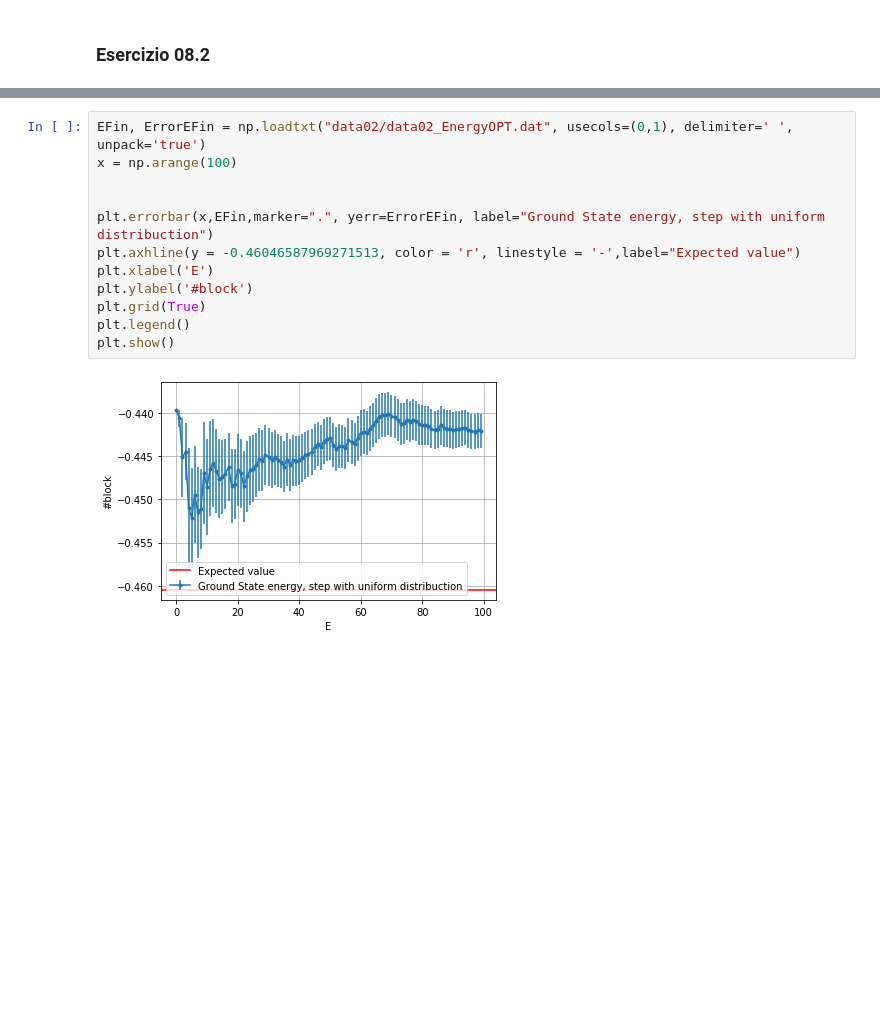
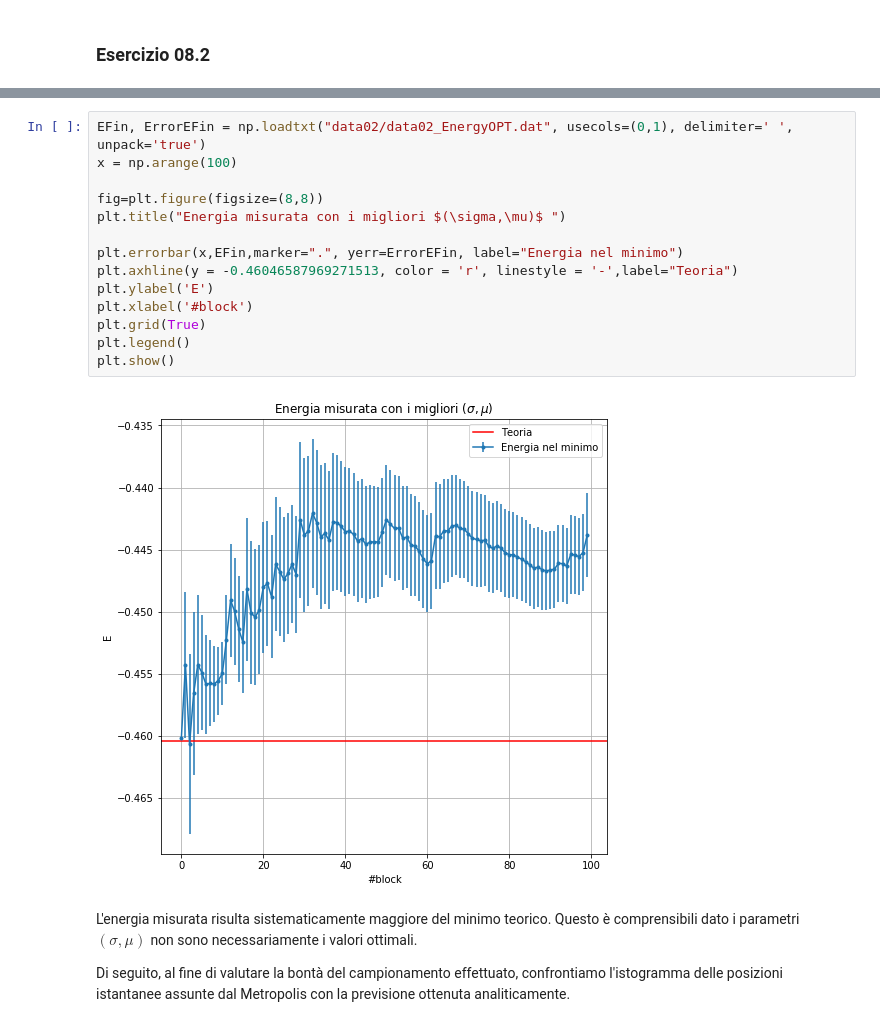
Before and after one commit to dariopullia/Numerical_Simulations_Lab, a Jupyter notebook: 08/Lezione8.ipynb, the cells around one changed output, grey strips where cells are left out. Saved outputs shown, nothing was run; the diff lists cells and outputs as text; blank space fills up the shorter version.

```diff
--- a/08/Lezione8.ipynb
+++ b/08/Lezione8.ipynb
@@ -113,15 +192,21 @@ plt.show()
 # %%
 EFin, ErrorEFin = np.loadtxt("data02/data02_EnergyOPT.dat", usecols=(0,1), delimiter=' ', unpack='true')
 x = np.arange(100)
 
+fig=plt.figure(figsize=(8,8))
+plt.title("Energia misurata con i migliori $(\sigma,\mu)$ ")
 
-plt.errorbar(x,EFin,marker=".", yerr=ErrorEFin, label="Ground State energy, step with uniform distribuction")
-plt.axhline(y = -0.46046587969271513, color = 'r', linestyle = '-',label="Expected value")
-plt.xlabel('E')
-plt.ylabel('#block')
+plt.errorbar(x,EFin,marker=".", yerr=ErrorEFin, label="Energia nel minimo")
+plt.axhline(y = -0.46046587969271513, color = 'r', linestyle = '-',label="Teoria")
+plt.ylabel('E')
+plt.xlabel('#block')
 plt.grid(True)
 plt.legend()
 plt.show()
 # %% [output]
-[figure, old version]
+[figure, new version]
+# %% [markdown]
+L'energia misurata risulta sistematicamente maggiore del minimo teorico. Questo è comprensibili dato i parametri $(\sigma,\mu)$ non sono necessariamente i valori ottimali.
+
+Di seguito, al fine di valutare la bontà del campionamento effettuato, confrontiamo l'istogramma delle posizioni istantanee assunte dal Metropolis con la previsione ottenuta analiticamente.
 # %%
```
Also changed, not shown: parts of 18 cells of this notebook, 4 other files.
